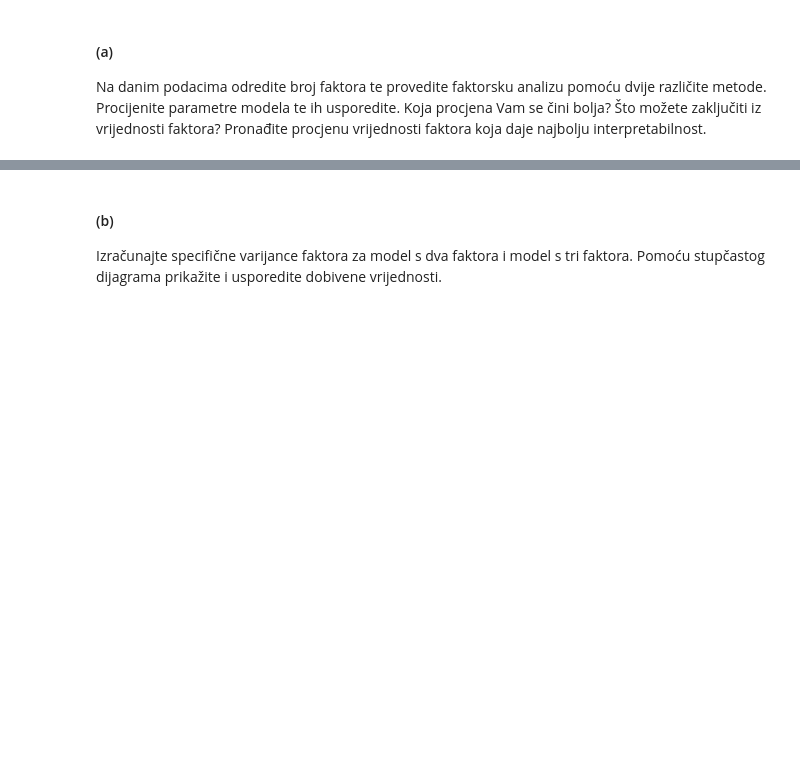
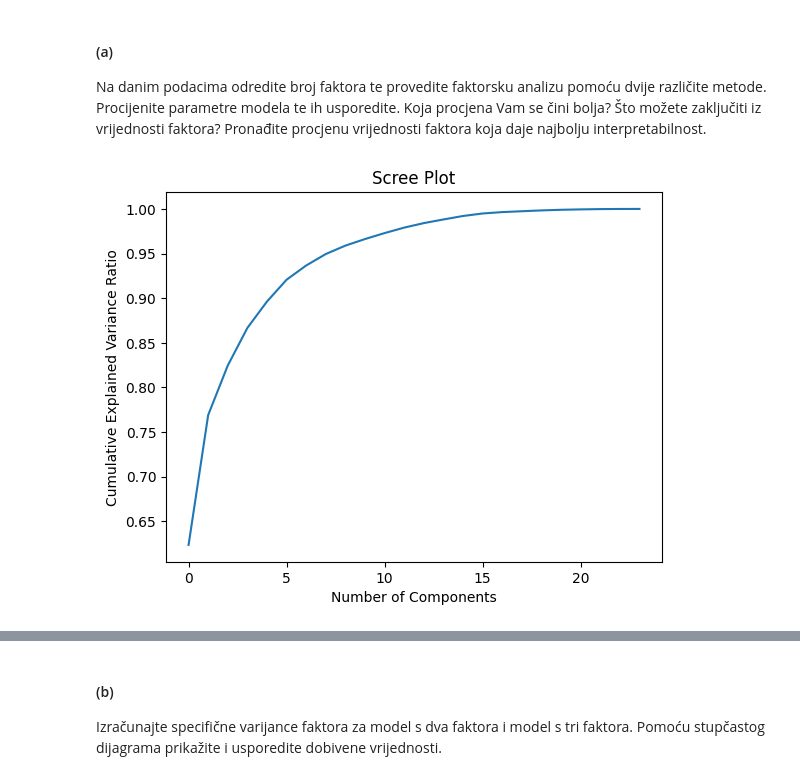
Before and after one commit to sskender/multivariate-data-analysis, a Jupyter notebook: 2023/lab2/SVEN_SKENDER_0036507654.ipynb, the cells around one changed output, grey strips where cells are left out. Drawn from its saved outputs; the diff is of its cells as text; code cells hidden in the pictures; blank space fills up the shorter version.

```diff
--- a/2023/lab2/SVEN_SKENDER_0036507654.ipynb
+++ b/2023/lab2/SVEN_SKENDER_0036507654.ipynb
@@ -256,0 +257,17 @@ Na danim podacima odredite broj faktora te provedite faktorsku analizu pomoću d
+# %%
+# <Vaš kôd ovdje>
+
+R = df
+
+pca = PCA(n_components=R.shape[1])
+pca.fit(R)
+cumulative_var = np.cumsum(pca.explained_variance_ratio_)
+
+fig, ax = plt.subplots()
+ax.plot(cumulative_var)
+ax.set_xlabel('Number of Components')
+ax.set_ylabel('Cumulative Explained Variance Ratio')
+ax.set_title('Scree Plot')
+plt.show()
+# %% [output]
+[figure, added]
```
Also changed, not shown: parts of 16 cells of this notebook.
